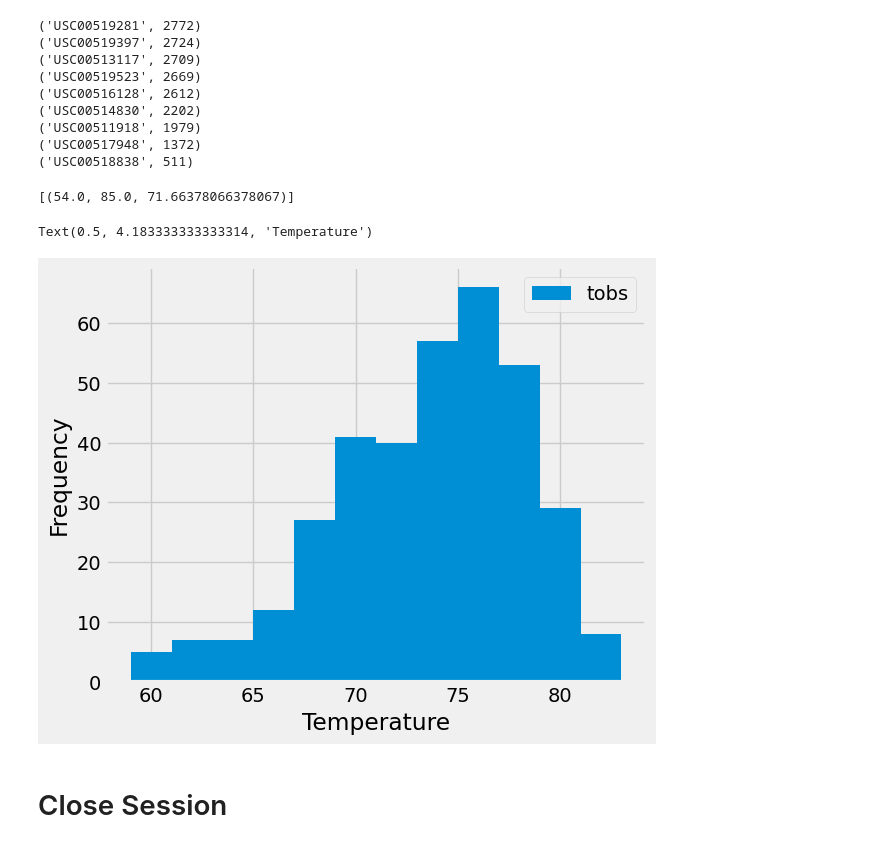
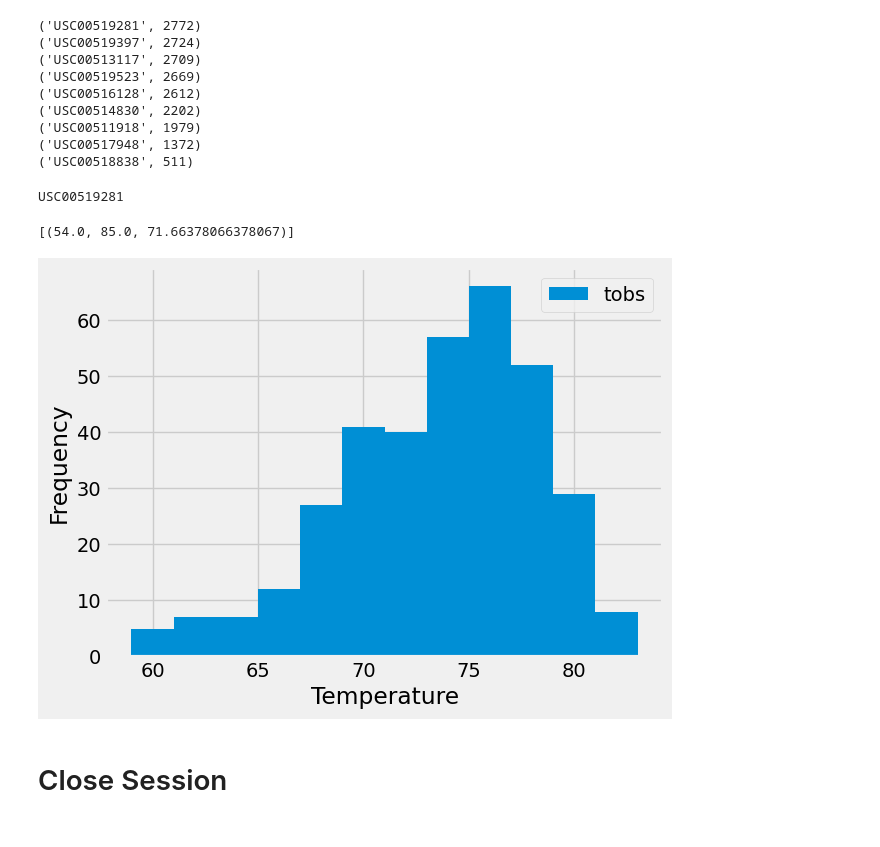
Before and after one commit to ralfwelvers/sqlalchemy-challenge, a Jupyter notebook: SurfsUp/climate.ipynb, the cells around one changed output. Saved outputs shown, nothing was run; the diff lists cells and outputs as text; code cells hidden in the pictures.

```diff
--- a/SurfsUp/climate.ipynb
+++ b/SurfsUp/climate.ipynb
@@ -117,5 +117,9 @@ for i in result:
 ('USC00518838', 511)
 # %%
 # Find which station id has the greatest number of observations
+station_high = result[0][0]
+print(station_high)
+# %% [output]
+USC00519281
 # %%
 # Using the most active station id from the previous query, calculate the lowest, highest, and average temperature.
@@ -124,9 +137,21 @@ for i in result:
 # %%
 # Using the most active station id
 # Query the last 12 months of temperature observation data for this station and plot the results as a histogram
+
+df2 = pd.read_sql_query(
+    session.query(measurement.tobs)
+    .filter(measurement.date >= dt.datetime.strptime(session.query(measurement).order_by(measurement.date.desc()).first().date, format) - relativedelta(years = 1))
+    .filter(measurement.station == station_high)
+    .statement
+    ,con=engine)
+
+plt.hist(df2, bins=12, label="tobs")
+plt.xlabel("Temperature")
+plt.ylabel("Frequency")
+plt.legend()
+plt.show()
 # %% [output]
-Text(0.5, 4.183333333333314, 'Temperature')
-[figure, old version]
+[figure, new version]
 # %% [markdown]
 # Close Session
 # %%
```
Also changed, not shown: parts of 2 cells of this notebook.
